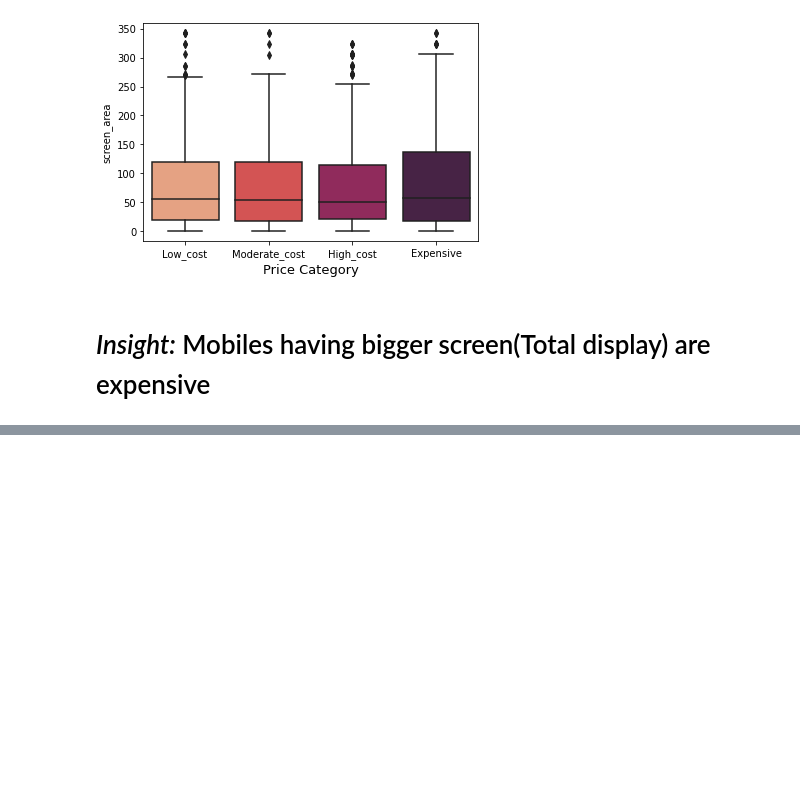
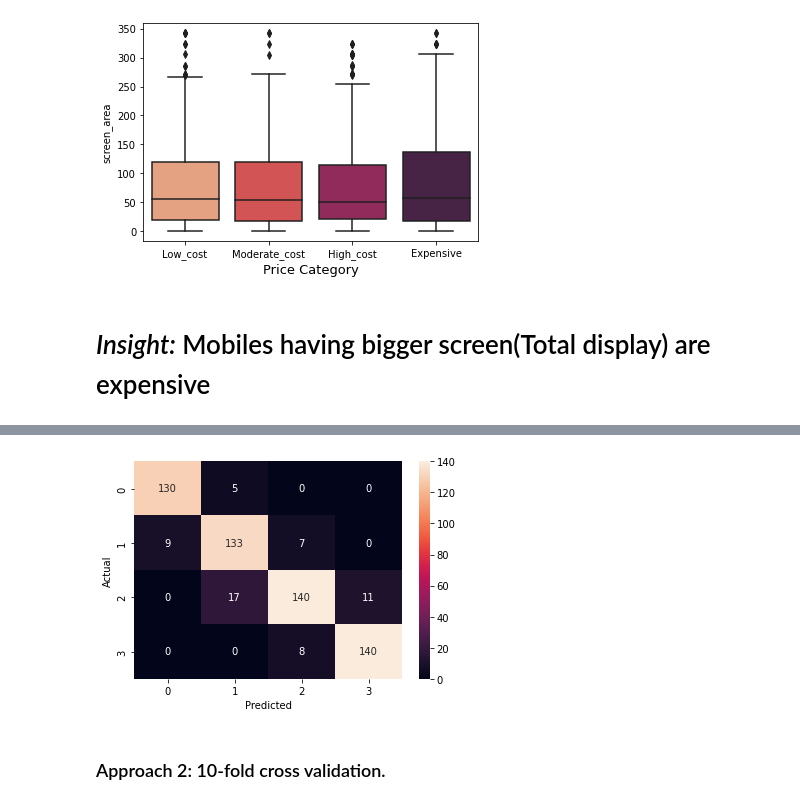
Before and after one commit to Prasad-Khedkar/Mobile_price_range-Classification-, a Jupyter notebook: Mobile_price_range_classification.ipynb, the cells around one changed output, grey strips where cells are left out. Drawn from its saved outputs; the diff is of its cells as text; code cells hidden in the pictures; blank space fills up the shorter version.

```diff
--- a/Mobile_price_range_classification.ipynb
+++ b/Mobile_price_range_classification.ipynb
@@ -466,0 +509,10 @@ array([[0.22778891, 0.        , 0.68      , ..., 1.        , 0.00389058,
+# %%
+X_train_scaled = scaler.fit_transform(X_train)                ## Scaling feature set
+X_test_scaled = scaler.transform(X_test)
+# %%
+lg1 = LogisticRegression()                                    ## defining object
+# %%
+classifier = lg1.fit(X_train_scaled,y_train)                  ## fitting scaled data to classifier
+# %%
+y_pred_train = lg1.predict(X_train_scaled)                     ## Training score of logistic regression
+y_pred = lg1.predict(X_test_scaled)
@@ -466,0 +540,9 @@ array([[0.22778891, 0.        , 0.68      , ..., 1.        , 0.00389058,
+# %%
+sns.heatmap(confusion_matrix(y_test,y_pred), annot = True ,fmt='d')
+plt.xlabel('Predicted')
+plt.ylabel('Actual')
+plt.show()
+# %% [output]
+[figure, added]
+# %% [markdown]
+### Approach 2: 10-fold cross validation.
```
Also changed, not shown: parts of 107 cells of this notebook.
